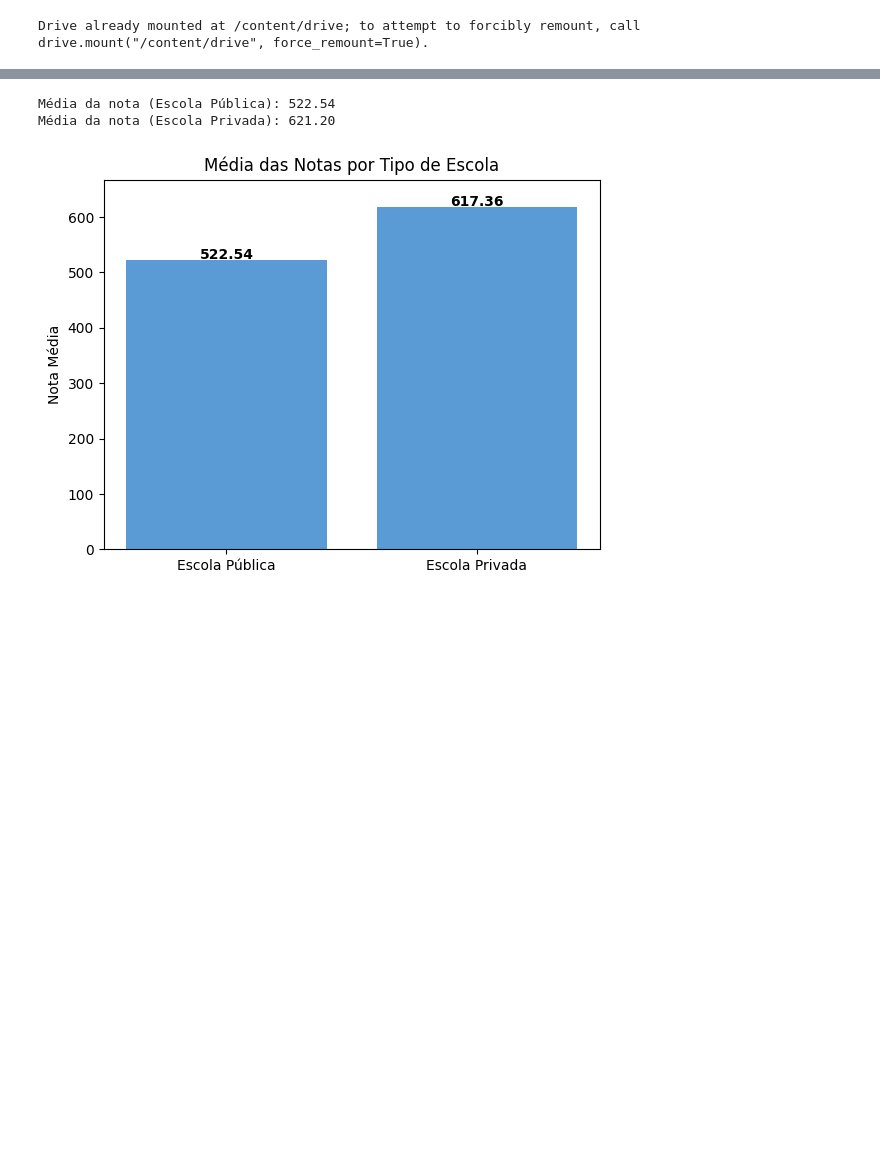
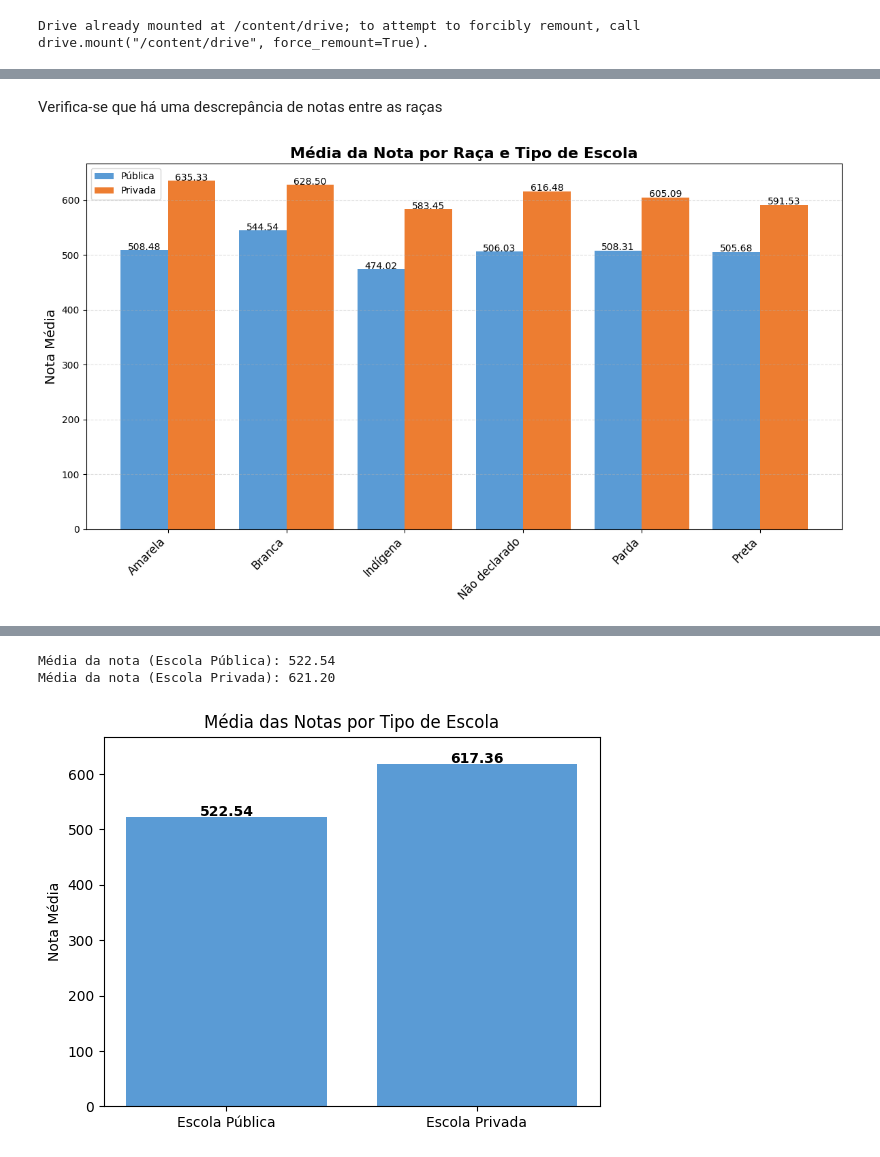
Before and after one commit to matheusgastal/ENEM-Data-Analysis, a Jupyter notebook: Exploring_data_enem_2023.ipynb, the cells around one changed output, grey strips where cells are left out. Saved outputs shown, nothing was run; the diff lists cells and outputs as text; code cells hidden in the pictures; blank space fills up the shorter version.

```diff
--- a/Exploring_data_enem_2023.ipynb
+++ b/Exploring_data_enem_2023.ipynb
@@ -12,0 +46,49 @@ df = pd.read_csv("/content/drive/MyDrive/dados_enem/dados_enem_2023_limpo.csv")
+# %% [markdown]
+Verifica-se que há uma descrepância de notas entre as raças
+# %%
+import matplotlib.pyplot as plt
+
+# Filtrar os dados para públicas e privadas
+df_publica = df[df['TP_ESCOLA'] == 'Publica']
+df_privada = df[df['TP_ESCOLA'] == 'Privada']
+
+# Agrupar por raça e calcular média para cada tipo
+media_raca_publica = df_publica.groupby('TP_COR_RACA')['NOTA_MEDIA'].mean().sort_values(ascending=False)
+media_raca_privada = df_privada.groupby('TP_COR_RACA')['NOTA_MEDIA'].mean().sort_values(ascending=False)
+
+# Criar DataFrame combinado para facilitar o plot lado a lado
+import pandas as pd
+df_media_raca = pd.DataFrame({
+    'Pública': media_raca_publica,
+    'Privada': media_raca_privada
+}).fillna(0)  # caso alguma raça não exista em um grupo
+
+# Plotar barras lado a lado
+fig, ax = plt.subplots(figsize=(12,7))
+
+largura = 0.4
+pos = range(len(df_media_raca))
+
+ax.bar([p - largura/2 for p in pos], df_media_raca['Pública'], width=largura, label='Pública', color='#5A9BD5')
+ax.bar([p + largura/2 for p in pos], df_media_raca['Privada'], width=largura, label='Privada', color='#ED7D31')
+
+ax.set_xticks(pos)
+ax.set_xticklabels(df_media_raca.index, rotation=45, ha='right', fontsize=12)
+ax.set_ylabel('Nota Média', fontsize=14)
+ax.set_title('Média da Nota por Raça e Tipo de Escola', fontsize=16, weight='bold')
+ax.grid(axis='y', linestyle='--', alpha=0.4)
+ax.legend()
+
+# Colocar valores em cima das barras
+for i, raca in enumerate(df_media_raca.index):
+    # Pública
+    ax.text(i - largura/2, df_media_raca.loc[raca, 'Pública'] + 0.3,
+            f'{df_media_raca.loc[raca, "Pública"]:.2f}', ha='center', fontsize=10)
+    # Privada
+    ax.text(i + largura/2, df_media_raca.loc[raca, 'Privada'] + 0.3,
+            f'{df_media_raca.loc[raca, "Privada"]:.2f}', ha='center', fontsize=10)
+
+plt.tight_layout()
+plt.show()
+# %% [output]
+[figure, added]
```
Also changed, not shown: parts of 5 cells of this notebook.
